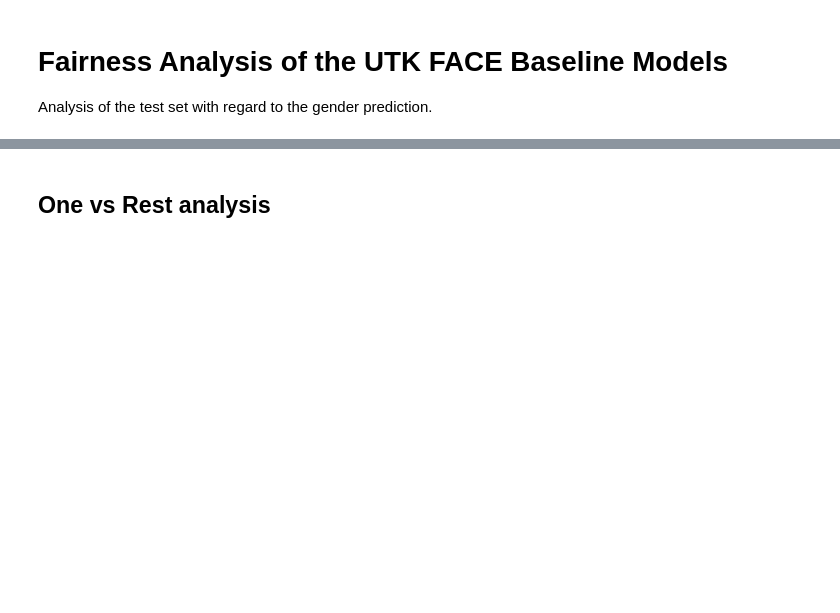
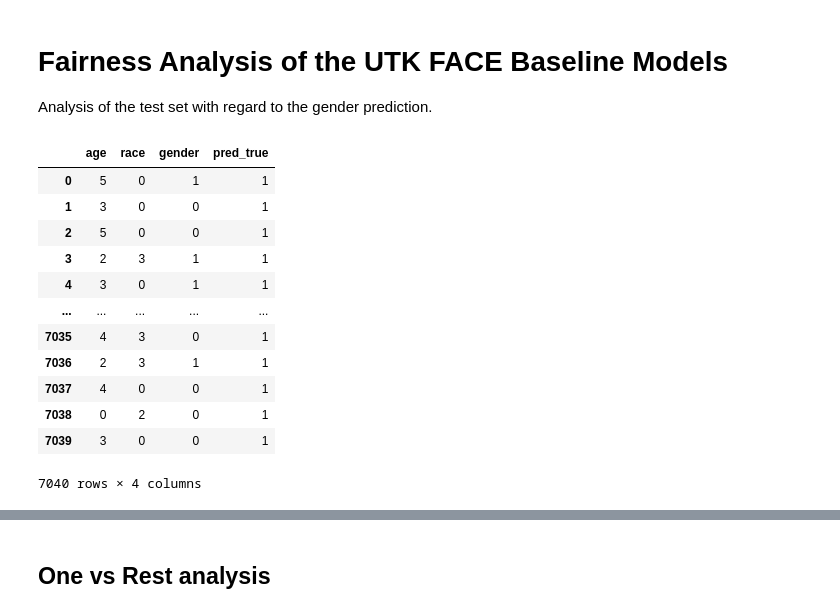
Before and after one commit to thomasbhard/utk-fairness-analysis, a Jupyter notebook: gender_one_vs_rest.ipynb, the cells around one changed output, grey strips where cells are left out. Cells and saved outputs as stored; diff of their text form; code cells hidden in the pictures; blank space fills up the shorter version.

```diff
--- a/gender_one_vs_rest.ipynb
+++ b/gender_one_vs_rest.ipynb
@@ -48,11 +48,11 @@ dataset_dict['race_alias'] = dict((r, i) for i, r in dataset_dict['race_id'].ite
 dataset_dict['age_alias'] = dict((a, i) for i, a in dataset_dict['age_id'].items())
 # %%
 # read csv with predictions from the model
-predictions_path = r"C:\Users\thoma\Documents\_FAIRALGOS\utk-fairness-analysis\predictions\df_predctions_all_ref.csv"
+predictions_path = r"C:\Users\thoma\Documents\_FAIRALGOS\utk-fairness-analysis\predictions\20210915-143135_df_predictions_gender_ref.csv"
 df_predictions = pd.read_csv(predictions_path, index_col=0)
 
 # analysis with regard to the gender prediction only -> dropping age and race predictions
-df_bld = df_predictions.drop(columns=['age_pred', 'race_pred']).rename(columns={'age_true': 'age', 'race_true': 'race'})
+df_bld = df_predictions.drop(columns=['weights', 'files']).rename(columns={'age_true': 'age', 'race_true': 'race'})
 
 # transforming gender_true and gender_pred into a single attribute if the prediction was correct
 pred_true = []
@@ -69,6 +69,22 @@ bins = [0, 10, 20, 30, 40, 60, 80, np.inf]
 # cutting the age into bins
 age_binned = pd.cut(df_bld['age'], bins, labels=[0,1,2,3,4,5,6])
 df_bld['age'] = age_binned
+# %%
+df_bld
+# %% [output]
+|  | age | race | gender | pred_true |
+| 0 | 5 | 0 | 1 | 1 |
+| 1 | 3 | 0 | 0 | 1 |
+| 2 | 5 | 0 | 0 | 1 |
+| 3 | 2 | 3 | 1 | 1 |
+| 4 | 3 | 0 | 1 | 1 |
+| ... | ... | ... | ... | ... |
+| 7035 | 4 | 3 | 0 | 1 |
+| 7036 | 2 | 3 | 1 | 1 |
+| 7037 | 4 | 0 | 0 | 1 |
+| 7038 | 0 | 2 | 0 | 1 |
+| 7039 | 3 | 0 | 0 | 1 |
+7040 rows × 4 columns
 # %%
 from aif360.datasets import BinaryLabelDataset
 from aif360.metrics import BinaryLabelDatasetMetric
```
Also changed, not shown: parts of 4 cells of this notebook, 6 other files.
